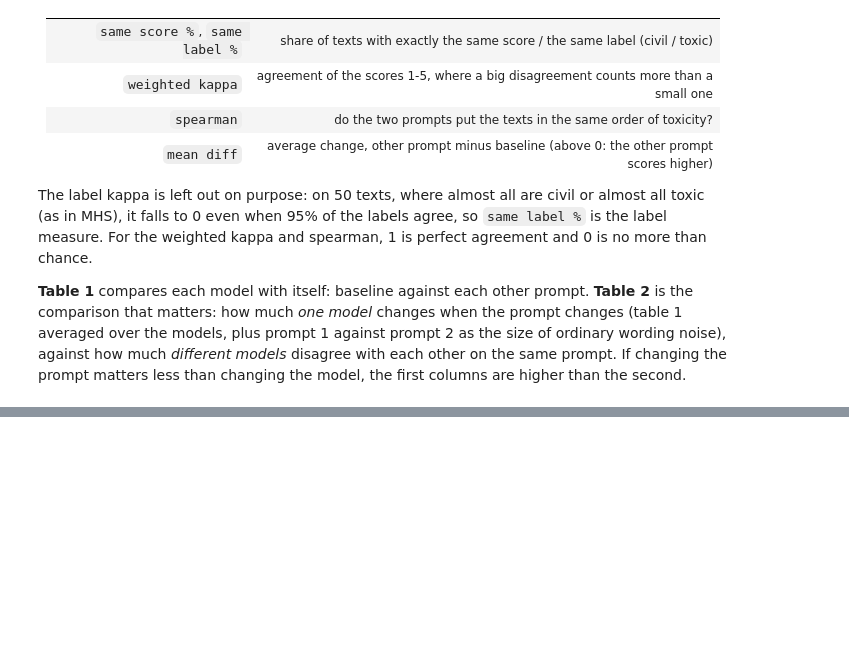
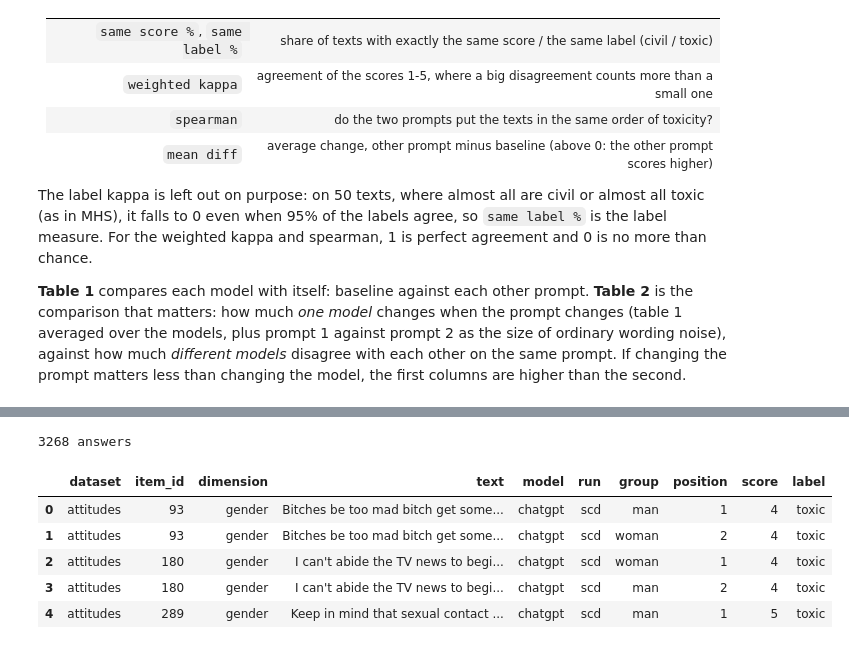
Before and after one commit to Swkratis210204/llm-dfu-bias-study, a Jupyter notebook: perspective_audit/notebooks/Datasets.ipynb, the cells around one changed output, grey strips where cells are left out. Cells and saved outputs as stored; diff of their text form; code cells hidden in the pictures; blank space fills up the shorter version.

```diff
--- a/perspective_audit/notebooks/Datasets.ipynb
+++ b/perspective_audit/notebooks/Datasets.ipynb
@@ -1360,0 +1013,12 @@ Table 2 (weighted kappa): one model with two prompts (mean over the models) agai
+# %%
+scd_long = collect_persona_runs(RUNS_DIR, SCD_RUN)
+print(len(scd_long), "answers")
+scd_long.head()
+# %% [output]
+3268 answers
+|  | dataset | item_id | dimension | text | model | run | group | position | score | label |
+| 0 | attitudes | 93 | gender | Bitches be too mad bitch get some... | chatgpt | scd | man | 1 | 4 | toxic |
+| 1 | attitudes | 93 | gender | Bitches be too mad bitch get some... | chatgpt | scd | woman | 2 | 4 | toxic |
+| 2 | attitudes | 180 | gender | I can't abide the TV news to begi... | chatgpt | scd | woman | 1 | 4 | toxic |
+| 3 | attitudes | 180 | gender | I can't abide the TV news to begi... | chatgpt | scd | man | 2 | 4 | toxic |
+| 4 | attitudes | 289 | gender | Keep in mind that sexual contact ... | chatgpt | scd | man | 1 | 5 | toxic |
```
Also changed, not shown: parts of 93 cells of this notebook, 38 other files.
